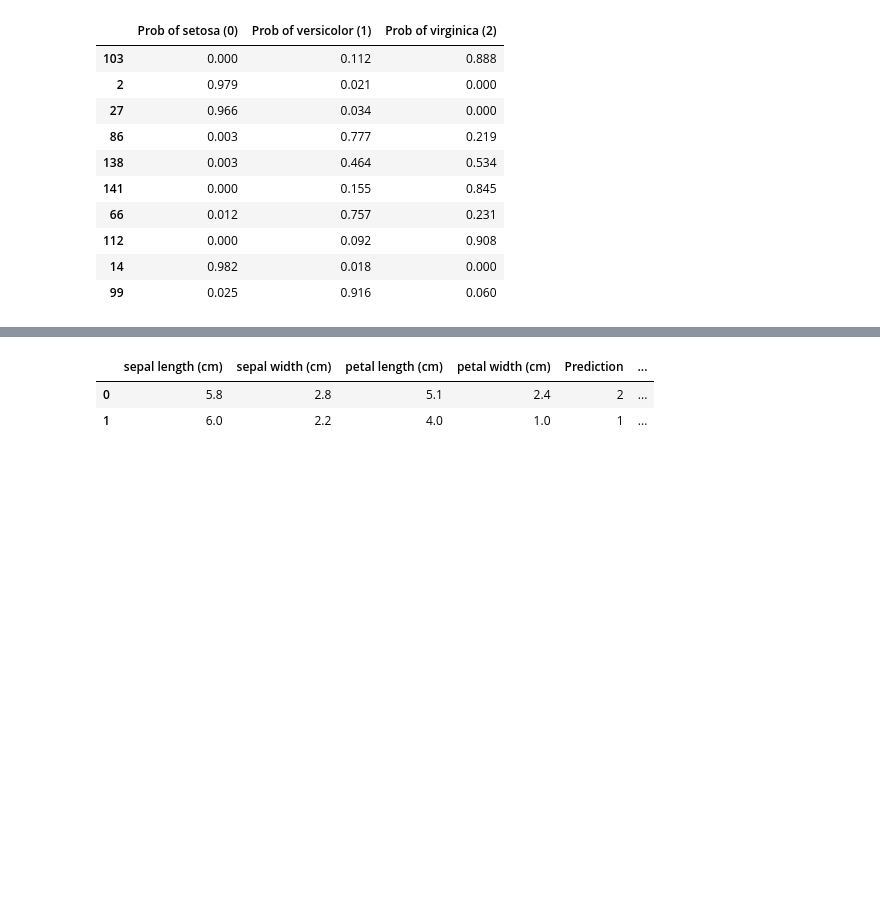
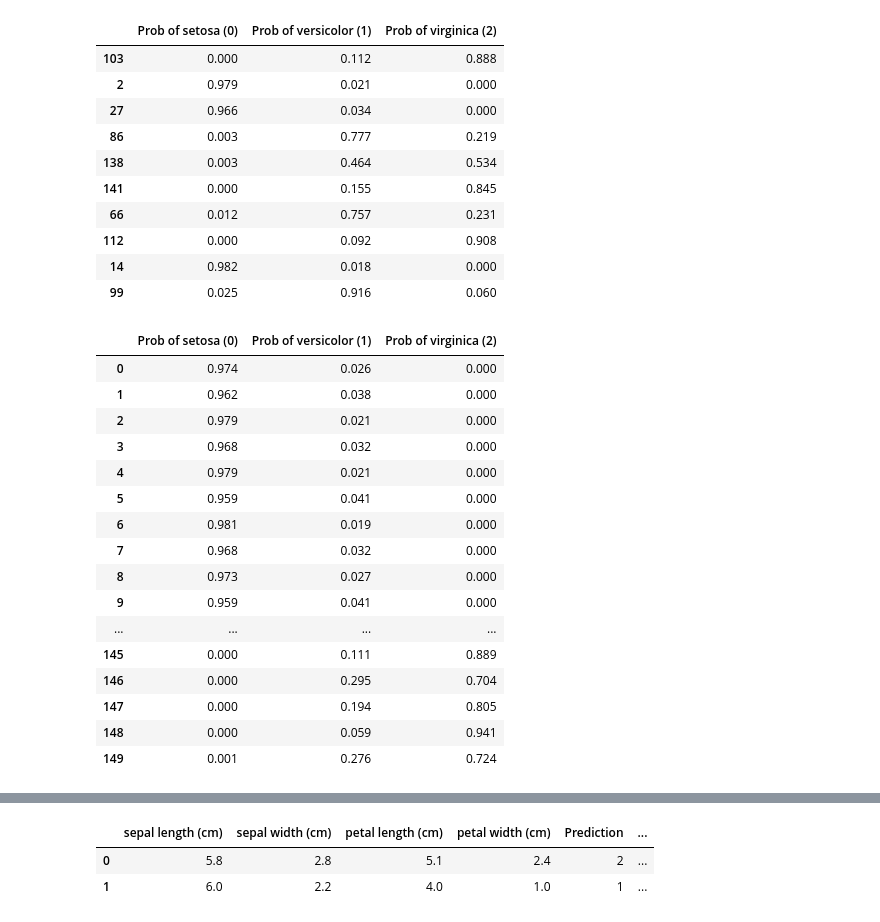
Before and after one commit to lgmueller/enpm808L, a Jupyter notebook: hw3/LR-iris.ipynb, the cells around one changed output, grey strips where cells are left out. Drawn from its saved outputs; the diff is of its cells as text; code cells hidden in the pictures; blank space fills up the shorter version.

```diff
--- a/hw3/LR-iris.ipynb
+++ b/hw3/LR-iris.ipynb
@@ -237,3 +237,24 @@ probRanks.sample(10).round(3)
 | 112 | 0.000 | 0.092 | 0.908 |
 | 14 | 0.982 | 0.018 | 0.000 |
 | 99 | 0.025 | 0.916 | 0.060 |
+# %%
+pd.set_option('display.max_rows', None)
+probRanks.round(3)
+# %% [output]
+|  | Prob of setosa (0) | Prob of versicolor (1) | Prob of virginica (2) |
+| 0 | 0.974 | 0.026 | 0.000 |
+| 1 | 0.962 | 0.038 | 0.000 |
+| 2 | 0.979 | 0.021 | 0.000 |
+| 3 | 0.968 | 0.032 | 0.000 |
+| 4 | 0.979 | 0.021 | 0.000 |
+| 5 | 0.959 | 0.041 | 0.000 |
+| 6 | 0.981 | 0.019 | 0.000 |
+| 7 | 0.968 | 0.032 | 0.000 |
+| 8 | 0.973 | 0.027 | 0.000 |
+| 9 | 0.959 | 0.041 | 0.000 |
+| ... | ... | ... | ... |
+| 145 | 0.000 | 0.111 | 0.889 |
+| 146 | 0.000 | 0.295 | 0.704 |
+| 147 | 0.000 | 0.194 | 0.805 |
+| 148 | 0.000 | 0.059 | 0.941 |
+| 149 | 0.001 | 0.276 | 0.724 |
```
Also changed, not shown: parts of 1 cell of this notebook.
